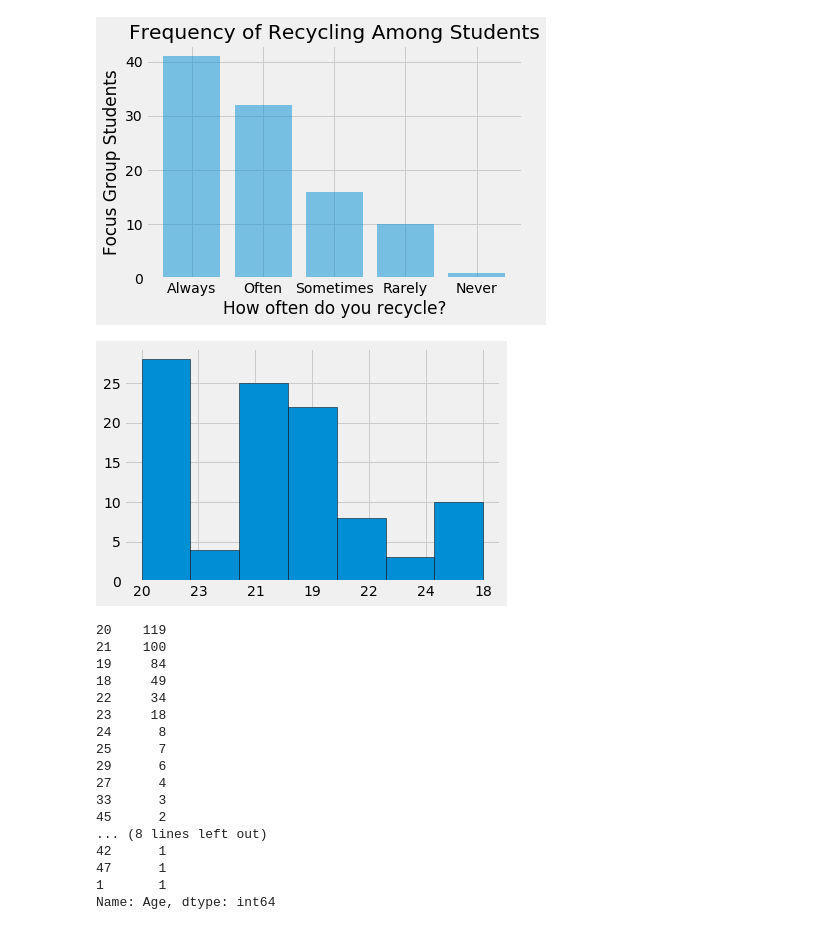
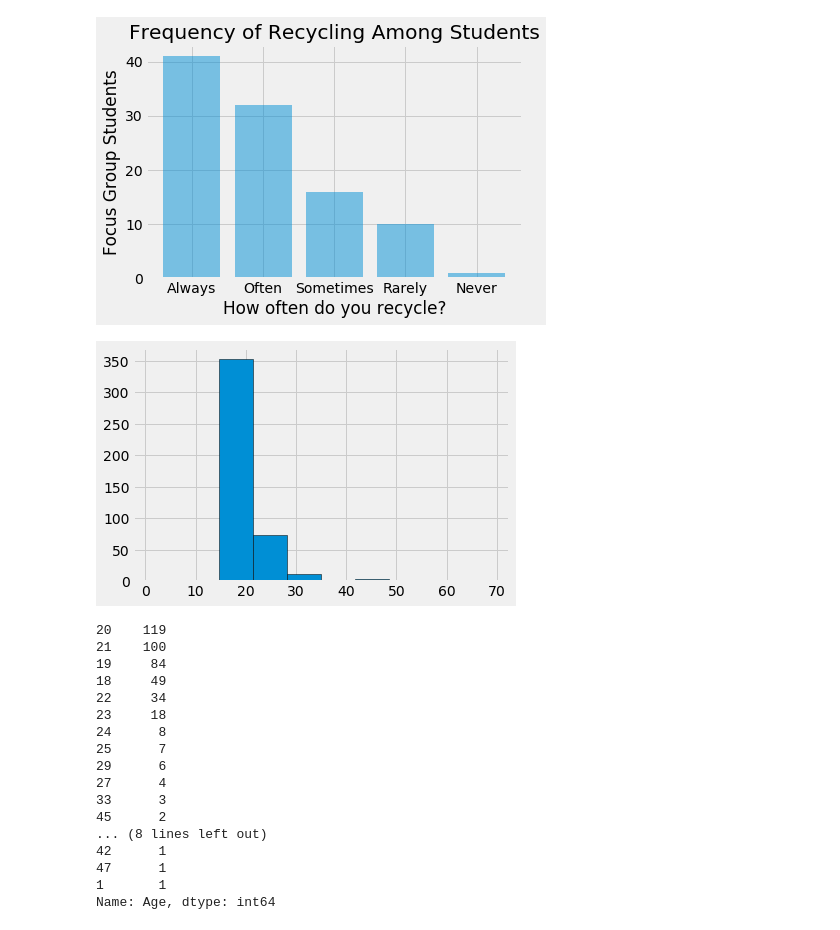
Before and after one commit to aalmeida9/362Project1, a Jupyter notebook: main.ipynb, the cells around one changed output. Cells and saved outputs as stored; diff of their text form; code cells hidden in the pictures.

Commit message:
Foramtting on graphs

```diff
--- a/main.ipynb
+++ b/main.ipynb
@@ -129,19 +129,19 @@ plt.show()
 # %%
 #"histogram" and bar plot of Age
 
-plt.hist(df1['Age'], bins = 7, edgecolor='black')
+plt.hist(df['Age'], edgecolor='black')
 plt.show()
 
 #above plot isn't actually a histogram its a bar graph but I'm having difficult formatting age on a bar plot
 #Using value counts orders the series by frequency which isn't wanted waiting to format graph labels
 #below code doesn't work
 #plt.bar(x, df['Age'].value_counts(), edgecolor='black')
 #plt.show()
 
 #useful to consider
 df['Age'].value_counts()
 # %% [output]
-[figure, old version]
+[figure, new version]
 20    119
 21    100
 19     84
```
Also changed, not shown: parts of 4 cells of this notebook.
